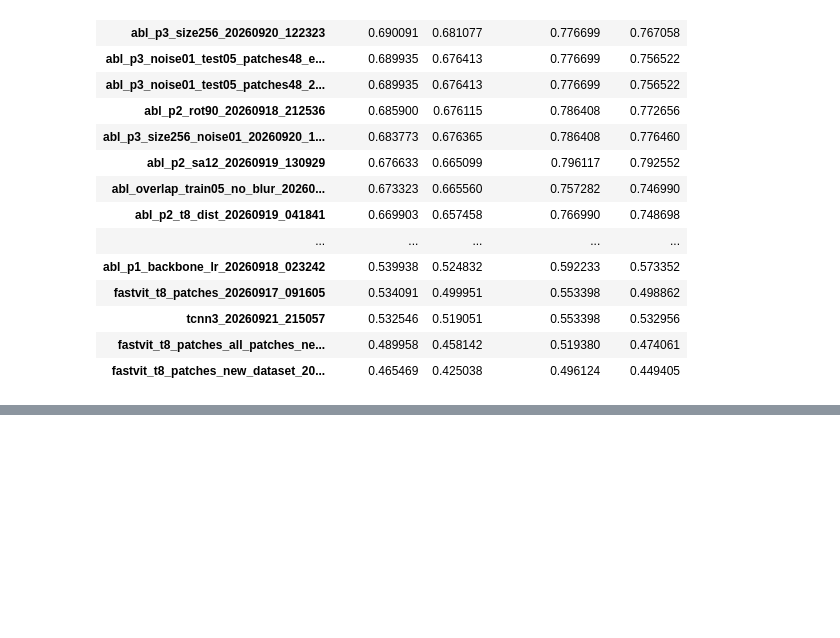
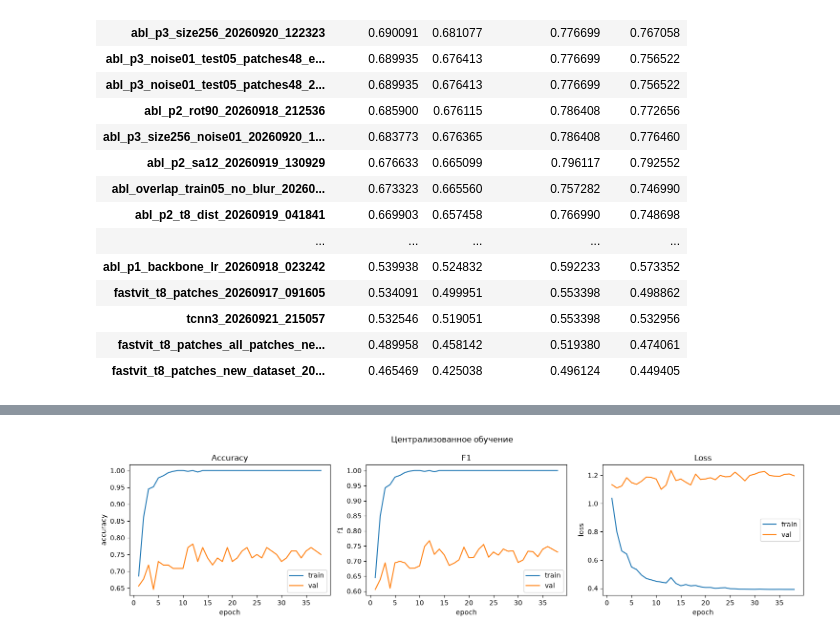
Before and after one commit to Ilyaant/federated-learning-experiments, a Jupyter notebook: notebooks/metrics_lookup.ipynb, the cells around one changed output, grey strips where cells are left out. Cells and saved outputs as stored; diff of their text form; code cells hidden in the pictures; blank space fills up the shorter version.

```diff
--- a/notebooks/metrics_lookup.ipynb
+++ b/notebooks/metrics_lookup.ipynb
@@ -190,0 +191,29 @@ f1         0.978667  0.669732  0.676413
+# %%
+run_name = 'abl_p3_noise01_test05_20260925_212701'
+metrics = pd.read_csv(Path(f'../logs/{run_name}') / 'metrics.csv')
+epoch_col = 'epoch' if 'epoch' in metrics.columns else 'round'
+
+def _col(*candidates):
+    return next((c for c in candidates if c in metrics.columns), None)
+
+split = 'test' if 'test_image_accuracy' in metrics.columns or 'test_loss' in metrics.columns else 'val'
+panels = [
+    ('Accuracy', _col('train_image_accuracy', 'train_eval_image_accuracy'), _col(f'{split}_image_accuracy')),
+    ('F1', _col('train_image_f1', 'train_eval_image_f1'), _col(f'{split}_image_f1')),
+    ('Loss', _col('train_eval_loss', 'train_loss'), _col(f'{split}_loss')),
+]
+
+fig, axes = plt.subplots(1, 3, figsize=(15, 4))
+for ax, (title, train_col, other_col) in zip(axes, panels):
+    if train_col is not None:
+        sns.lineplot(x=epoch_col, y=train_col, data=metrics, label='train', ax=ax)
+    if other_col is not None:
+        sns.lineplot(x=epoch_col, y=other_col, data=metrics, label=split, ax=ax)
+    ax.set_title(title)
+    ax.set_xlabel('epoch')
+    ax.set_ylabel(title.lower())
+fig.suptitle('Централизованное обучение')
+fig.tight_layout()
+plt.show()
+# %% [output]
+[figure, added]
```
Also changed, not shown: parts of 2 cells of this notebook.
